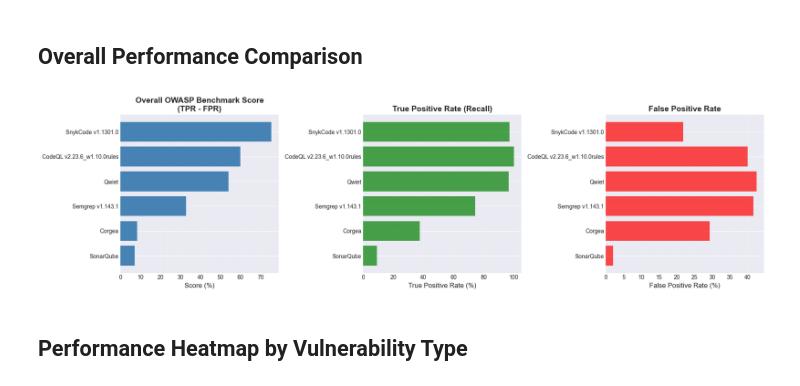
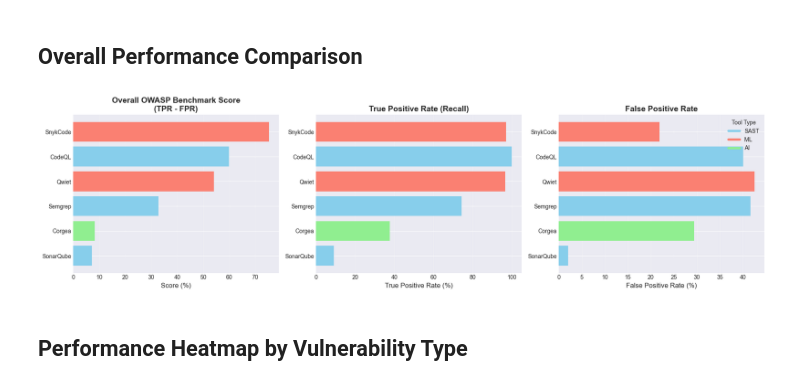
Before and after one commit to ibrahimssmalik/tool_analysis, a Jupyter notebook: sast_scorecard_analysis.ipynb, the cells around one changed output. Cells and saved outputs as stored; diff of their text form; code cells hidden in the pictures.

```diff
--- a/sast_scorecard_analysis.ipynb
+++ b/sast_scorecard_analysis.ipynb
@@ -21,6 +21,10 @@ sns.set_palette("husl")
 %matplotlib inline
 # %% [markdown]
 ## Data Extraction Functions
+# %%
+tool_types = {'CodeQL':'SAST', 'Semgrep':'SAST', 'SonarQube':'SAST', 'PMD':'SAST',
+              'Qwiet': 'ML', 'SnykCode': 'ML',
+              'Corgea': 'AI', 'Qodo': 'AI', 'Endor': 'AI'}
 # %%
 def parse_tool_scorecard(html_file):
     """
@@ -442,32 +457,49 @@ Statistical Summary by Tool
 # %% [markdown]
 ## Overall Performance Comparison
+# %%
+type_to_color = {
+                'SAST': 'skyblue',
+                'ML': 'salmon',
+                'AI': 'lightgreen'
+            }
+
+type_to_cmap = {
+                'SAST': 'Blues',
+                'ML': 'Reds',
+                'AI': 'Greens'
+            }
 # %%
-if 'df_summary' in locals() and df_summary is not None:
-    fig, axes = plt.subplots(1, 3, figsize=(18, 5))
+fig, axes = plt.subplots(1, 3, figsize=(18, 5))
 
-    # overall scores
-    df_summary_sorted = df_summary.sort_values('Score', ascending=True)
-    axes[0].barh(df_summary_sorted['Tool'], df_summary_sorted['Score'], color='steelblue')
-    axes[0].set_xlabel('Score (%)', fontsize=12)
-    axes[0].set_title('Overall OWASP Benchmark Score\n(TPR - FPR)', fontsize=14, fontweight='bold')
-    axes[0].grid(axis='x', alpha=0.3)
+# overall scores
+df_summary_sorted = df_summary.sort_values('Score', ascending=True)
+axes[0].barh(df_summary_sorted['Tool'], df_summary_sorted['Score'], color=df_summary_sorted['Type'].map(type_to_color))
+axes[0].set_xlabel('Score (%)', fontsize=12)
+axes[0].set_title('Overall OWASP Benchmark Score\n(TPR - FPR)', fontsize=14, fontweight='bold')
+axes[0].grid(axis='x', alpha=0.3)
 
-    # TPR comparison
-    axes[1].barh(df_summary_sorted['Tool'], df_summary_sorted['TPR'], color='green', alpha=0.7)
-    axes[1].set_xlabel('True Positive Rate (%)', fontsize=12)
-    axes[1].set_title('True Positive Rate (Recall)', fontsize=14, fontweight='bold')
-    axes[1].grid(axis='x', alpha=0.3)
+# TPR comparison
+axes[1].barh(df_summary_sorted['Tool'], df_summary_sorted['TPR'], color=df_summary_sorted['Type'].map(type_to_color))
+axes[1].set_xlabel('True Positive Rate (%)', fontsize=12)
+axes[1].set_title('True Positive Rate (Recall)', fontsize=14, fontweight='bold')
+axes[1].grid(axis='x', alpha=0.3)
 
-    # FPR comparison
-    axes[2].barh(df_summary_sorted['Tool'], df_summary_sorted['FPR'], color='red', alpha=0.7)
-    axes[2].set_xlabel('False Positive Rate (%)', fontsize=12)
-    axes[2].set_title('False Positive Rate', fontsize=14, fontweight='bold')
-    axes[2].grid(axis='x', alpha=0.3)
+# FPR comparison
+axes[2].barh(df_summary_sorted['Tool'], df_summary_sorted['FPR'], color=df_summary_sorted['Type'].map(type_to_color))
+axes[2].set_xlabel('False Positive Rate (%)', fontsize=12)
+axes[2].set_title('False Positive Rate', fontsize=14, fontweight='bold')
+axes[2].grid(axis='x', alpha=0.3)
 
-    plt.tight_layout()
-    plt.show()
+plt.legend(handles=[
+    plt.Line2D([0], [0], color='skyblue', lw=4, label='SAST'),
+    plt.Line2D([0], [0], color='salmon', lw=4, label='ML'),
+    plt.Line2D([0], [0], color='lightgreen', lw=4, label='AI')
+], title='Tool Type', loc='upper right')
+
+plt.tight_layout()
+plt.show()
 # %% [output]
-[figure, old version]
+[figure, new version]
 # %% [markdown]
 ## Performance Heatmap by Vulnerability Type
 # %%
```
Also changed, not shown: parts of 9 cells of this notebook.
